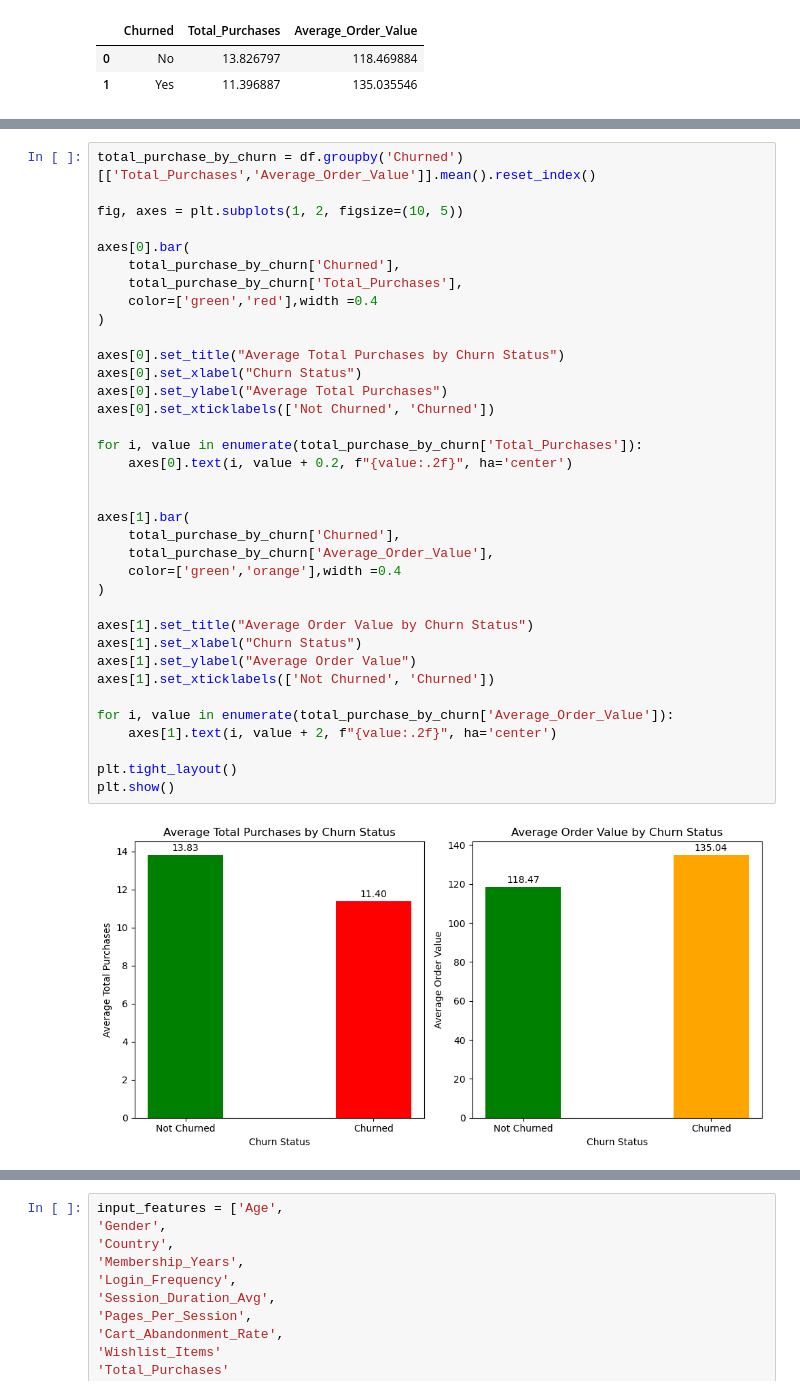
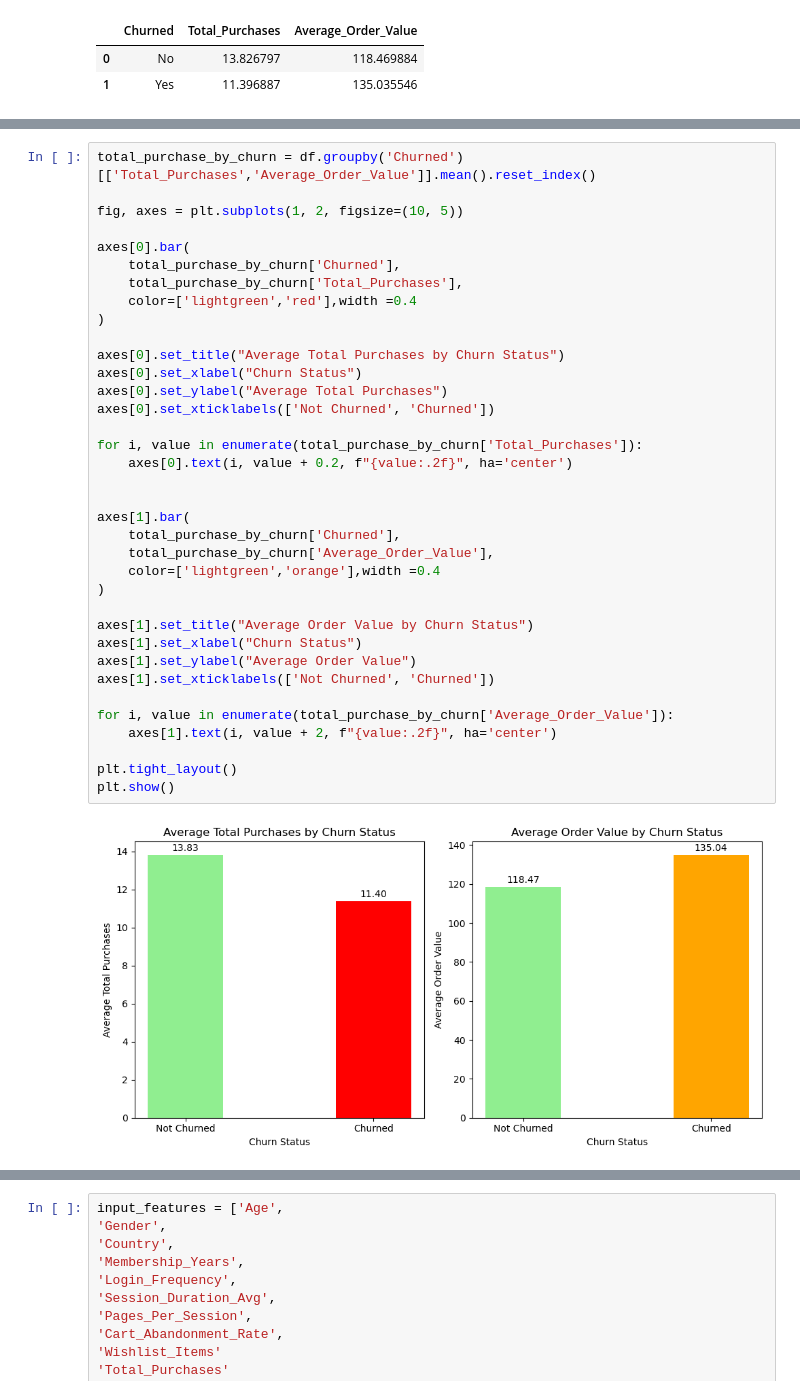
Before and after one commit to pinkimahato9814-afk/Final_project_Customer-Mind-360, a Jupyter notebook: notebooks/01_data_understanding_cleanng.ipynb, the cells around one changed output, grey strips where cells are left out. Cells and saved outputs as stored; diff of their text form.

Commit message:
insights visualization added

```diff
--- a/notebooks/01_data_understanding_cleanng.ipynb
+++ b/notebooks/01_data_understanding_cleanng.ipynb
@@ -743,33 +608,33 @@ fig, axes = plt.subplots(1, 2, figsize=(10, 5))
 axes[0].bar(
     total_purchase_by_churn['Churned'],
     total_purchase_by_churn['Total_Purchases'],
-    color=['green','red'],width =0.4
+    color=['lightgreen','red'],width =0.4
 )
 
 axes[0].set_title("Average Total Purchases by Churn Status")
 axes[0].set_xlabel("Churn Status")
 axes[0].set_ylabel("Average Total Purchases")
 axes[0].set_xticklabels(['Not Churned', 'Churned'])
 
 for i, value in enumerate(total_purchase_by_churn['Total_Purchases']):
     axes[0].text(i, value + 0.2, f"{value:.2f}", ha='center')
 
 
 axes[1].bar(
     total_purchase_by_churn['Churned'],
     total_purchase_by_churn['Average_Order_Value'],
-    color=['green','orange'],width =0.4
+    color=['lightgreen','orange'],width =0.4
 )
 
 axes[1].set_title("Average Order Value by Churn Status")
 axes[1].set_xlabel("Churn Status")
 axes[1].set_ylabel("Average Order Value")
 axes[1].set_xticklabels(['Not Churned', 'Churned'])
 
 for i, value in enumerate(total_purchase_by_churn['Average_Order_Value']):
     axes[1].text(i, value + 2, f"{value:.2f}", ha='center')
 
 plt.tight_layout()
 plt.show()
 # %% [output]
-[figure, old version]
+[figure, new version]
```
Also changed, not shown: parts of 48 cells of this notebook.
